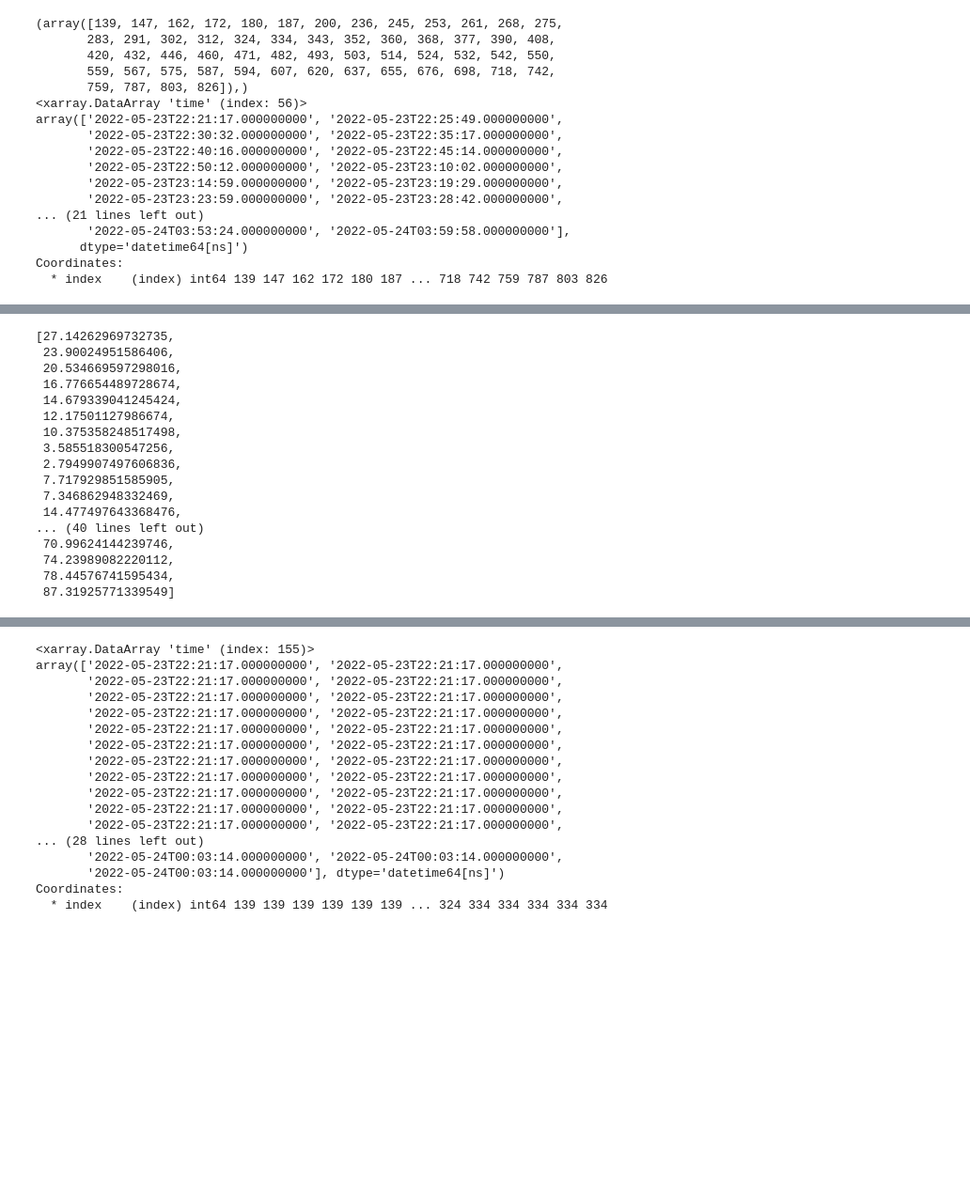
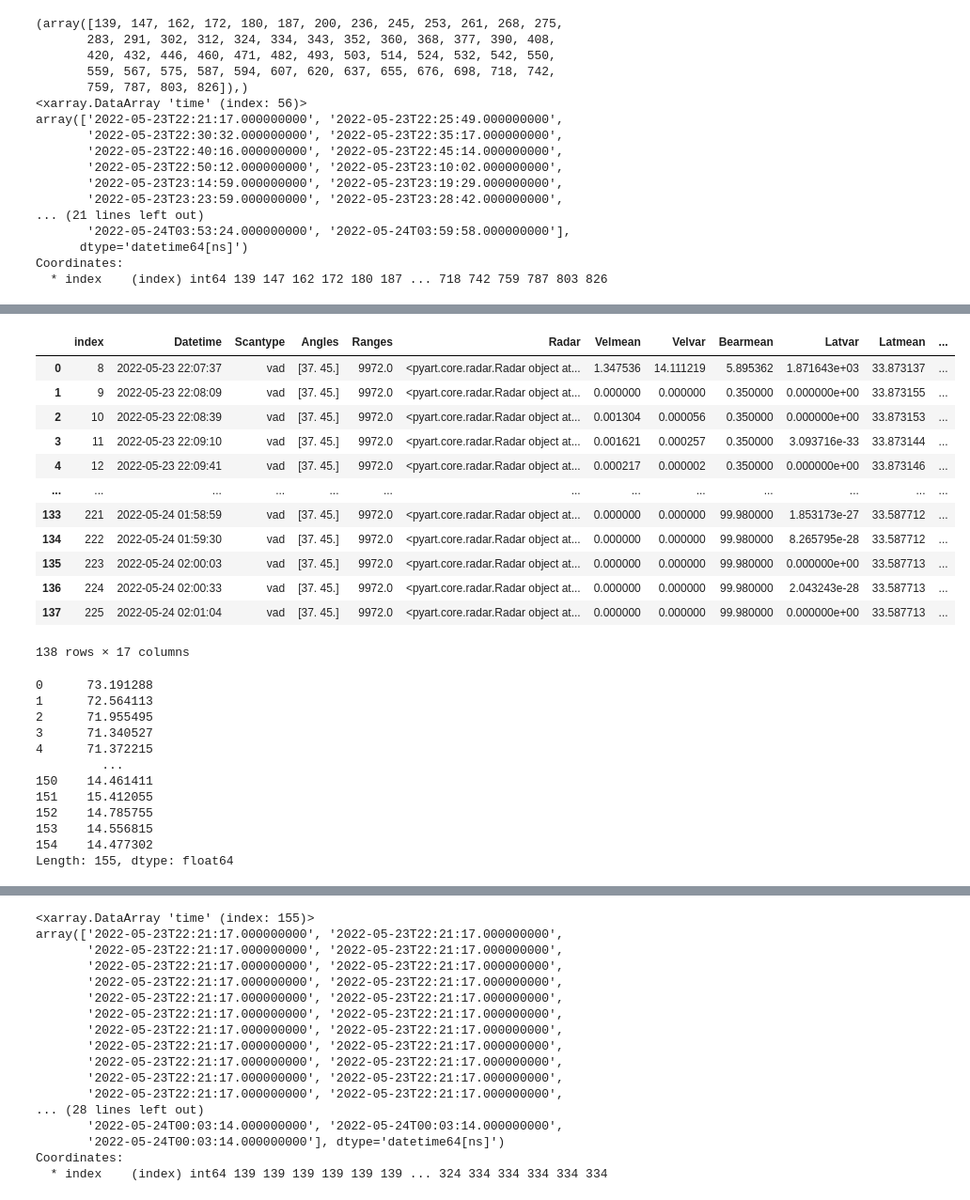
Before and after one commit to JuliaBuhrman/research2024, a Jupyter notebook: identify_vads.ipynb, the cells around one changed output, grey strips where cells are left out. Shown at 94% size. Drawn from its saved outputs; the diff is of its cells as text; code cells hidden in the pictures; blank space fills up the shorter version.

```diff
--- a/identify_vads.ipynb
+++ b/identify_vads.ipynb
@@ -664,0 +323,24 @@ array(['2022-05-23T22:07:37', '2022-05-23T22:08:09',
+# %%
+tobac_times_closest_to_ka2_indeces = []
+time_array_2 = np.array(corrected_vads_only_df_ka2.Datetime)
+
+for a_ka_time_2 in time_array_2:
+    #time = pd.Timestamp.to_pydatetime(corrected_vads_only_df_ka1.Datetime[a_ka_time])
+    #datetime_proper = datetime.strftime(time)
+    #print(a_ka_time)
+    nearest_tobac_index_2 = find_nearest(morton_tobac_times_datetime.data, a_ka_time_2)
+    tobac_times_closest_to_ka2_indeces.append(nearest_tobac_index_2)
+# %%
+tobac_times_closest_ka2 = morton_tobac_times_datetime[tobac_times_closest_to_ka2_indeces]
+series_tobac_times_2 = pd.Series(tobac_times_closest_ka2)
+series_tobac_indeces_2 = pd.Series(tobac_times_closest_to_ka2_indeces)
+
+tobac_lats_closest_ka2 = morton_tobac_lats[tobac_times_closest_to_ka2_indeces]
+series_tobac_lats_ka2 = pd.Series(tobac_lats_closest_ka2)
+tobac_lons_closest_ka2 = morton_tobac_lons[tobac_times_closest_to_ka2_indeces]
+series_tobac_lons_ka2 = pd.Series(tobac_lons_closest_ka2)
+# %%
+reset_indeces_vads_ka2 = corrected_vads_only_df_ka2.reset_index()
+corrected_vads_only_df_ka2_plus_tobac = pd.DataFrame(pd.concat([reset_indeces_vads_ka2, series_tobac_times_2, series_tobac_indeces_2,
+                                                                series_tobac_lats_ka2, series_tobac_lons_ka2],axis=1))
+corrected_vads_only_df_ka2_plus_tobac.rename(columns={0: 'tobac_time', 1: 'tobac_time_indeces', 2: 'tobac_lats', 3: 'tobac_lons'}, inplace = True)
@@ -665,3 +349,19 @@ array(['2022-05-23T22:07:37', '2022-05-23T22:08:09',
+# %%
+ka2_vads_df
+# %% [output]
+|  | index | Datetime | Scantype | Angles | Ranges | Radar | Velmean | Velvar | Bearmean | Latvar | Latmean | ... |
+| 0 | 8 | 2022-05-23 22:07:37 | vad | [37. 45.] | 9972.0 | <pyart.core.radar.Radar object at... | 1.347536 | 14.111219 | 5.895362 | 1.871643e+03 | 33.873137 | ... |
+| 1 | 9 | 2022-05-23 22:08:09 | vad | [37. 45.] | 9972.0 | <pyart.core.radar.Radar object at... | 0.000000 | 0.000000 | 0.350000 | 0.000000e+00 | 33.873155 | ... |
+| 2 | 10 | 2022-05-23 22:08:39 | vad | [37. 45.] | 9972.0 | <pyart.core.radar.Radar object at... | 0.001304 | 0.000056 | 0.350000 | 0.000000e+00 | 33.873153 | ... |
+| 3 | 11 | 2022-05-23 22:09:10 | vad | [37. 45.] | 9972.0 | <pyart.core.radar.Radar object at... | 0.001621 | 0.000257 | 0.350000 | 3.093716e-33 | 33.873144 | ... |
+| 4 | 12 | 2022-05-23 22:09:41 | vad | [37. 45.] | 9972.0 | <pyart.core.radar.Radar object at... | 0.000217 | 0.000002 | 0.350000 | 0.000000e+00 | 33.873146 | ... |
+| ... | ... | ... | ... | ... | ... | ... | ... | ... | ... | ... | ... | ... |
+| 133 | 221 | 2022-05-24 01:58:59 | vad | [37. 45.] | 9972.0 | <pyart.core.radar.Radar object at... | 0.000000 | 0.000000 | 99.980000 | 1.853173e-27 | 33.587712 | ... |
+| 134 | 222 | 2022-05-24 01:59:30 | vad | [37. 45.] | 9972.0 | <pyart.core.radar.Radar object at... | 0.000000 | 0.000000 | 99.980000 | 8.265795e-28 | 33.587712 | ... |
+| 135 | 223 | 2022-05-24 02:00:03 | vad | [37. 45.] | 9972.0 | <pyart.core.radar.Radar object at... | 0.000000 | 0.000000 | 99.980000 | 0.000000e+00 | 33.587713 | ... |
+| 136 | 224 | 2022-05-24 02:00:33 | vad | [37. 45.] | 9972.0 | <pyart.core.radar.Radar object at... | 0.000000 | 0.000000 | 99.980000 | 2.043243e-28 | 33.587713 | ... |
+| 137 | 225 | 2022-05-24 02:01:04 | vad | [37. 45.] | 9972.0 | <pyart.core.radar.Radar object at... | 0.000000 | 0.000000 | 99.980000 | 0.000000e+00 | 33.587713 | ... |
+138 rows × 17 columns
 # %%
 # from stackoverflow (https://stackoverflow.com/questions/639695/how-to-convert-latitude-or-longitude-to-meters)
 # originally in javascript
@@ -682,21 +380,16 @@ for index in np.arange(0, len(ka1_matching_lats)):
 # %%
-ka1_distance_from_storm
+distance_ka1_from_storm
 # %% [output]
-[27.14262969732735,
- 23.90024951586406,
- 20.534669597298016,
- 16.776654489728674,
- 14.679339041245424,
- 12.17501127986674,
- 10.375358248517498,
- 3.585518300547256,
- 2.7949907497606836,
- 7.717929851585905,
- 7.346862948332469,
- 14.477497643368476,
-... (40 lines left out)
- 70.99624144239746,
- 74.23989082220112,
- 78.44576741595434,
- 87.31925771339549]
+0      73.191288
+1      72.564113
+2      71.955495
+3      71.340527
+4      71.372215
+         ...
+150    14.461411
+151    15.412055
+152    14.785755
+153    14.556815
+154    14.477302
+Length: 155, dtype: float64
 # %%
```
Also changed, not shown: parts of 93 cells of this notebook.
